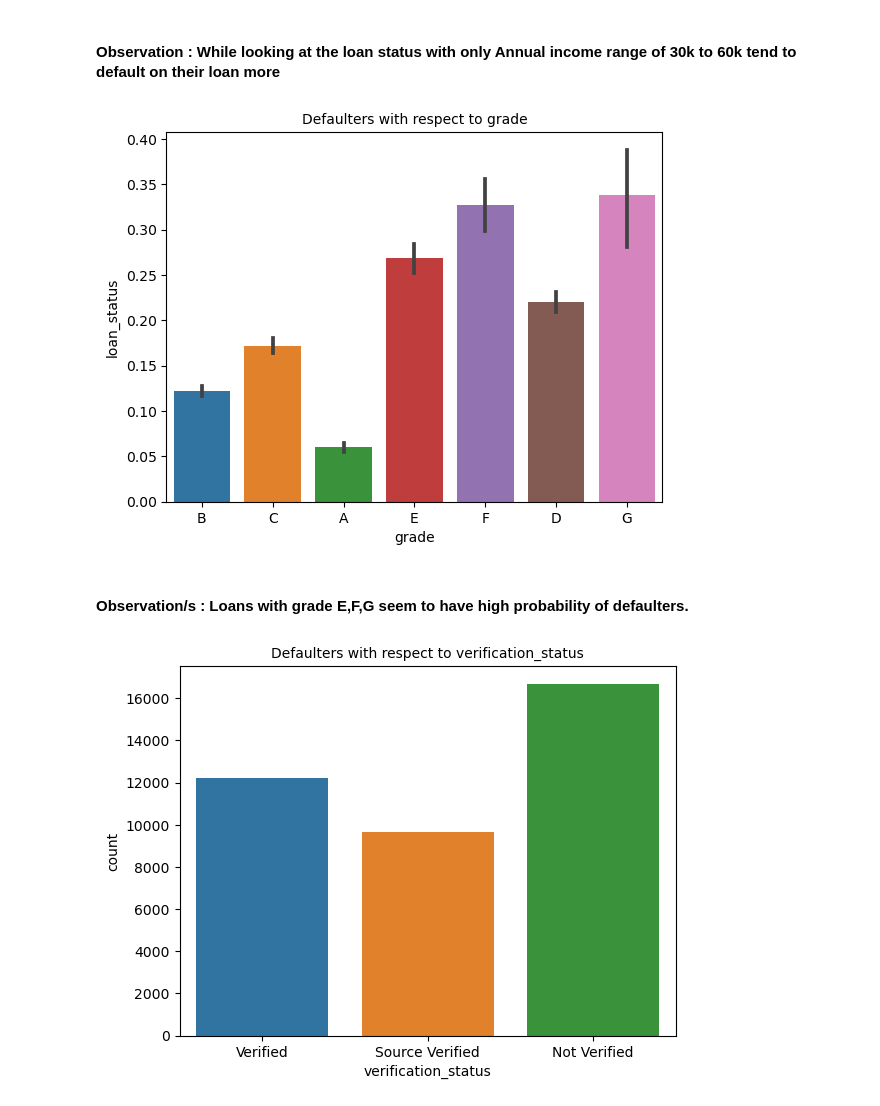
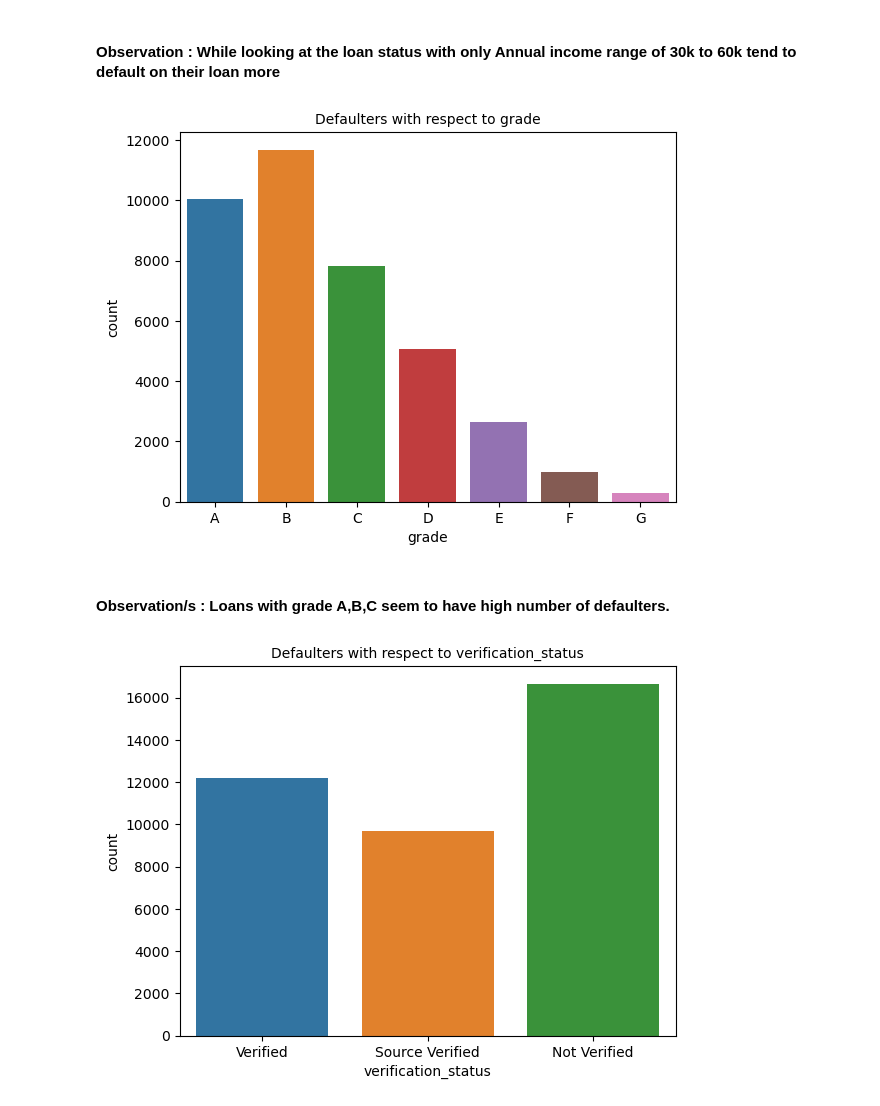
Before and after one commit to Mahalakshmi-Totad/lending_club_case_study, a Jupyter notebook: Group_Facilitator_Vivek P Rajeev.ipynb, the cells around one changed output. Saved outputs shown, nothing was run; the diff lists cells and outputs as text; code cells hidden in the pictures.

```diff
--- a/Group_Facilitator_Vivek P Rajeev.ipynb
+++ b/Group_Facilitator_Vivek P Rajeev.ipynb
@@ -316,5 +316,5 @@ data.emp_length.value_counts()
 9 years      1226
 Name: emp_length, dtype: int64
 # %%
-data1['emp_length'] = data['emp_length'].str.replace('< 1 year','0').str.replace('+','').str.replace(' years','').str.replace(' year','')
+data['emp_length'] = data['emp_length'].str.replace('< 1 year','0').str.replace('+','').str.replace(' years','').str.replace(' year','')
 # %%
@@ -341,7 +341,7 @@ data1.revol_util.isnull().sum()
 # %%
-data1.dropna(axis = 0, subset = ['revol_util'] , inplace = True)
-data1.revol_util.isna().sum()
+data.dropna(axis = 0, subset = ['revol_util'] , inplace = True)
+data.revol_util.isna().sum()
 # %% [output]
 0
 # %%
-data1['revol_util'] = data1['revol_util'].str.replace('%', '').astype(float)
+data['revol_util'] = data['revol_util'].str.replace('%', '').astype(float)
@@ -641,13 +646,15 @@ plt.show()
 # %% [markdown]
 #### Observation : While looking at the loan status with only Annual income range of 30k to 60k tend to default on their loan more
 # %%
-sns.barplot( y=data1['loan_status'], x=data1['grade'], data=charged_off)
+order = ['A','B','C','D','E','F','G']
+
+sns.countplot(x=data1['grade'],data=charged_off,order=order)
 plt.title("Defaulters with respect to grade", fontsize=10)
 plt.show()
 # %% [output]
-[figure, old version]
+[figure, new version]
 # %% [markdown]
-#### Observation/s : Loans with grade E,F,G seem to have high probability of defaulters.
+#### Observation/s : Loans with grade A,B,C seem to have high number of defaulters.
 # %%
 sns.countplot(x=data1.verification_status,data=data1.loan_status)
 plt.title("Defaulters with respect to verification_status", fontsize=10)
```
Also changed, not shown: parts of 31 cells of this notebook.
